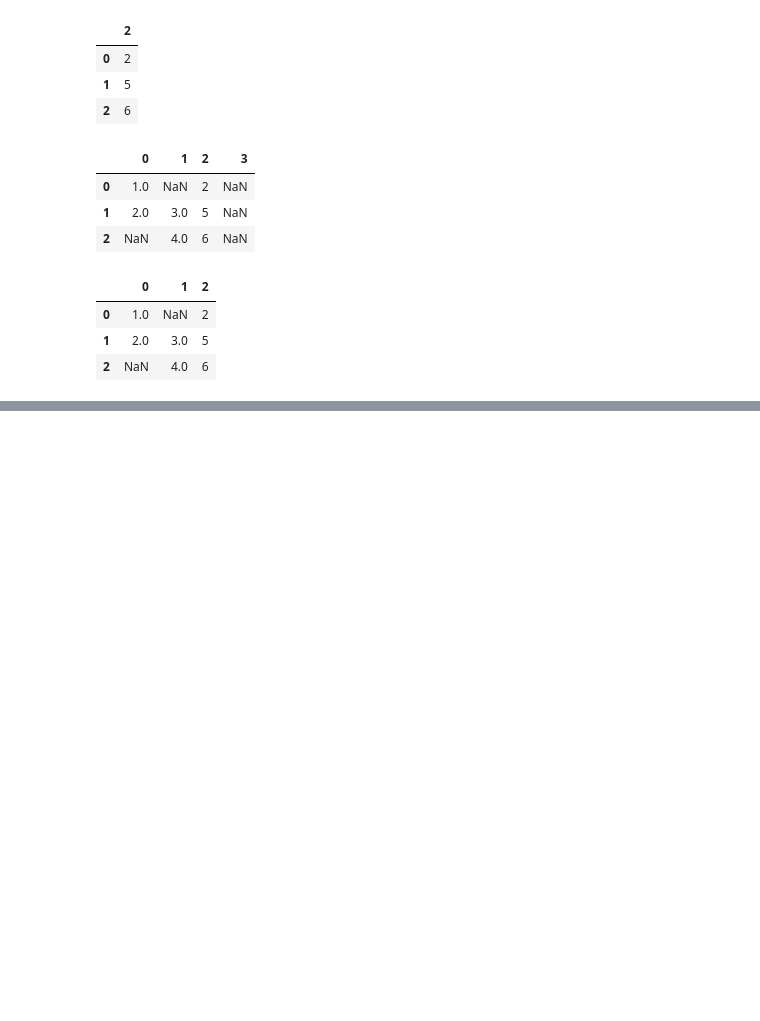
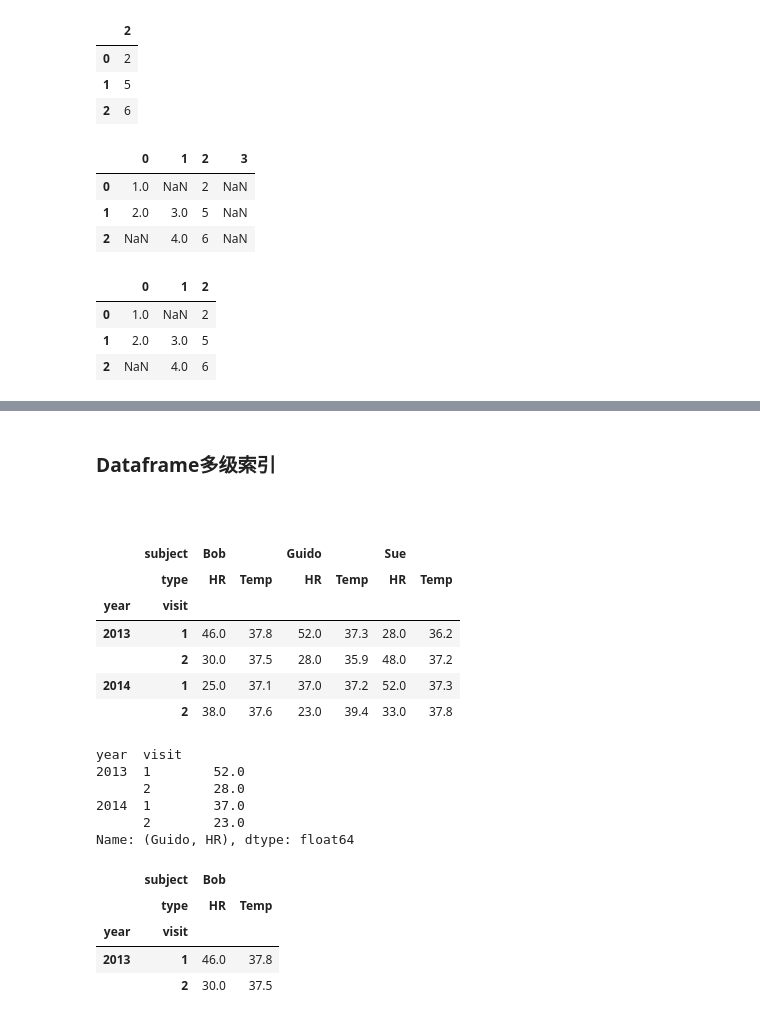
Before and after one commit to bbdog86/-, a Jupyter notebook: Python 数据科学手册/第3章 Pandas数据处理.ipynb, the cells around one changed output, grey strips where cells are left out. Cells and saved outputs as stored; diff of their text form; code cells hidden in the pictures; blank space fills up the shorter version.

```diff
--- a/Python 数据科学手册/第3章 Pandas数据处理.ipynb
+++ b/Python 数据科学手册/第3章 Pandas数据处理.ipynb
@@ -661,0 +940,27 @@ df.dropna(axis='columns',how='all')#设置为how=any，就是只要有缺失值
+# %% [markdown]
+### Dataframe多级索引
+# %% [markdown]
+###
+# %%
+health_data
+health_data['Guido','HR']
+health_data.iloc[:2,:2]
+# %% [output]
+|  | subject | Bob |  | Guido |  | Sue |  |
+|  | type | HR | Temp | HR | Temp | HR | Temp |
+| year | visit |  |  |  |  |  |  |
+| 2013 | 1 | 46.0 | 37.8 | 52.0 | 37.3 | 28.0 | 36.2 |
+|  | 2 | 30.0 | 37.5 | 28.0 | 35.9 | 48.0 | 37.2 |
+| 2014 | 1 | 25.0 | 37.1 | 37.0 | 37.2 | 52.0 | 37.3 |
+|  | 2 | 38.0 | 37.6 | 23.0 | 39.4 | 33.0 | 37.8 |
+year  visit
+2013  1        52.0
+      2        28.0
+2014  1        37.0
+      2        23.0
+Name: (Guido, HR), dtype: float64
+|  | subject | Bob |  |
+|  | type | HR | Temp |
+| year | visit |  |  |
+| 2013 | 1 | 46.0 | 37.8 |
+|  | 2 | 30.0 | 37.5 |
```
Also changed, not shown: parts of 38 cells of this notebook.
